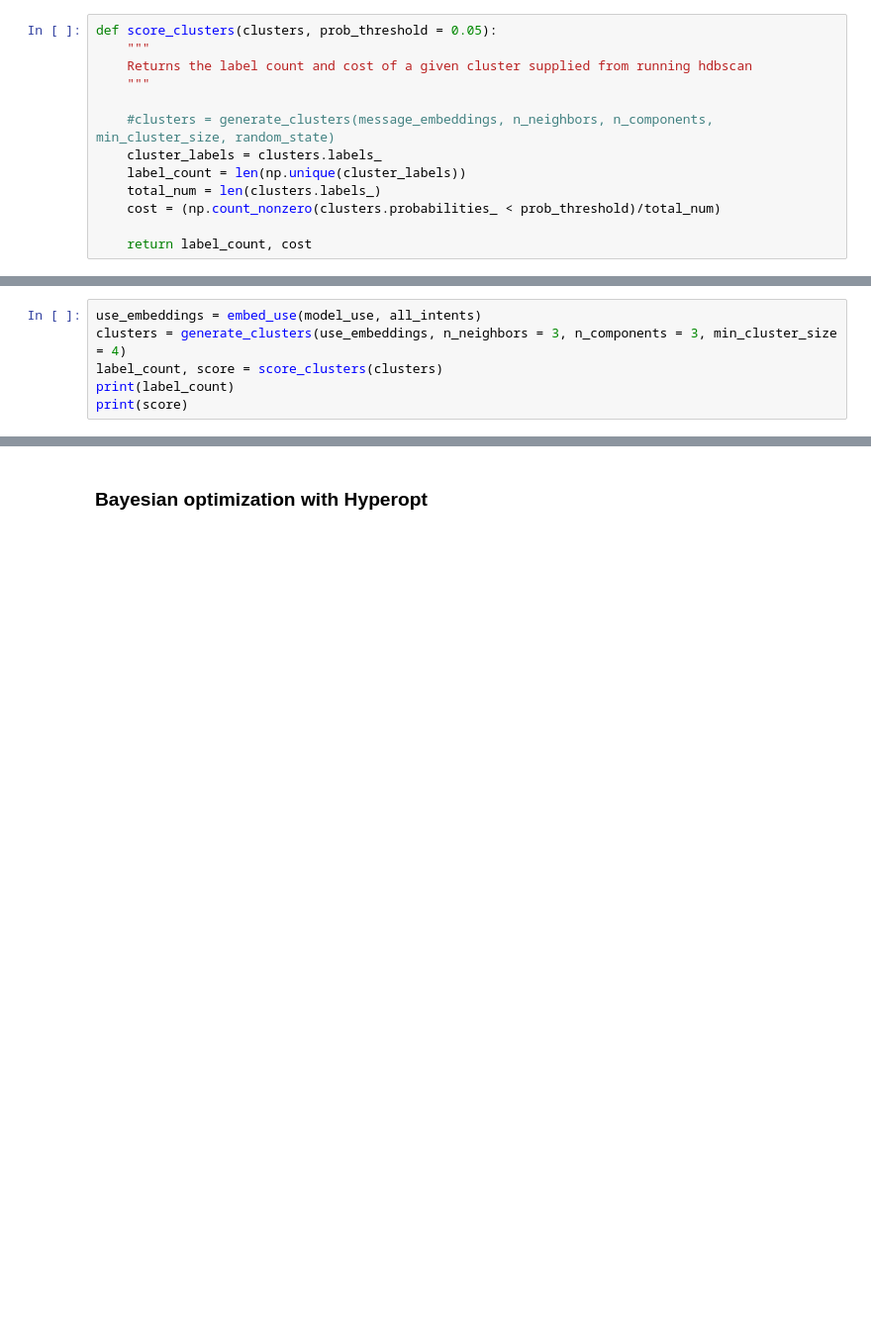
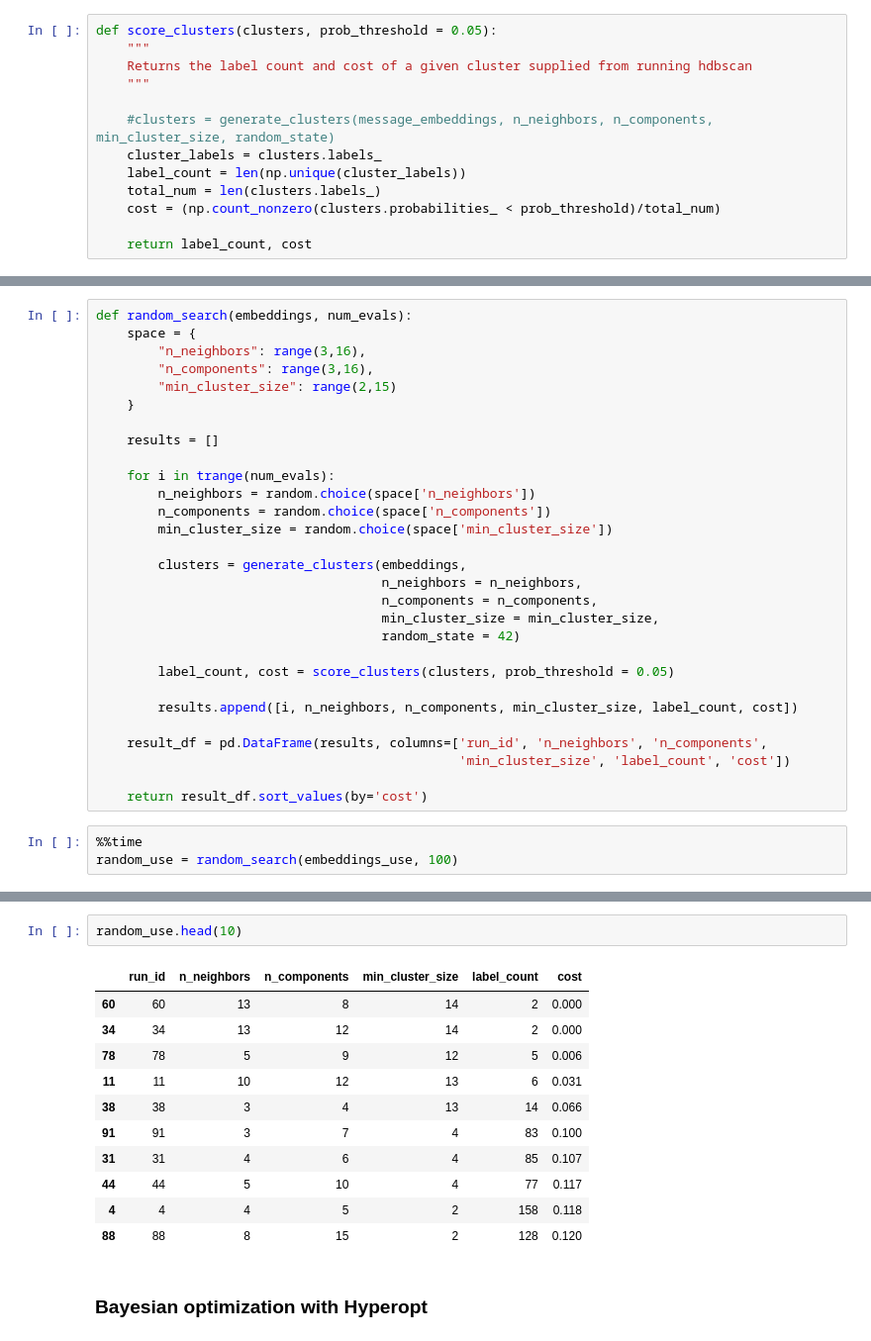
Before and after one commit to dborrelli/chat-intents, a Jupyter notebook: notebooks/05-use.ipynb, the cells around one changed output, grey strips where cells are left out. Shown at 99% size. Saved outputs shown, nothing was run; the diff lists cells and outputs as text; blank space fills up the shorter version.

```diff
--- a/notebooks/05-use.ipynb
+++ b/notebooks/05-use.ipynb
@@ -225,6 +118,0 @@ Avg number of clusters: 53.2 . Avg score: 142.4
-# %%
-use_embeddings = embed_use(model_use, all_intents)
-clusters = generate_clusters(use_embeddings, n_neighbors = 3, n_components = 3, min_cluster_size = 4)
-label_count, score = score_clusters(clusters)
-print(label_count)
-print(score)
@@ -258,0 +121,32 @@ print(score_st1)
+# %%
+def random_search(embeddings, num_evals):
+    space = {
+        "n_neighbors": range(3,16),
+        "n_components": range(3,16),
+        "min_cluster_size": range(2,15)
+    }
+
+    results = []
+
+    for i in trange(num_evals):
+        n_neighbors = random.choice(space['n_neighbors'])
+        n_components = random.choice(space['n_components'])
+        min_cluster_size = random.choice(space['min_cluster_size'])
+
+        clusters = generate_clusters(embeddings,
+                                     n_neighbors = n_neighbors,
+                                     n_components = n_components,
+                                     min_cluster_size = min_cluster_size,
+                                     random_state = 42)
+
+        label_count, cost = score_clusters(clusters, prob_threshold = 0.05)
+
+        results.append([i, n_neighbors, n_components, min_cluster_size, label_count, cost])
+
+    result_df = pd.DataFrame(results, columns=['run_id', 'n_neighbors', 'n_components',
+                                               'min_cluster_size', 'label_count', 'cost'])
+
+    return result_df.sort_values(by='cost')
+# %%
+%%time
+random_use = random_search(embeddings_use, 100)
@@ -259,3 +156,17 @@ print(score_st1)
+# %%
+random_use.head(10)
+# %% [output]
+|  | run_id | n_neighbors | n_components | min_cluster_size | label_count | cost |
+| 60 | 60 | 13 | 8 | 14 | 2 | 0.000 |
+| 34 | 34 | 13 | 12 | 14 | 2 | 0.000 |
+| 78 | 78 | 5 | 9 | 12 | 5 | 0.006 |
+| 11 | 11 | 10 | 12 | 13 | 6 | 0.031 |
+| 38 | 38 | 3 | 4 | 13 | 14 | 0.066 |
+| 91 | 91 | 3 | 7 | 4 | 83 | 0.100 |
+| 31 | 31 | 4 | 6 | 4 | 85 | 0.107 |
+| 44 | 44 | 5 | 10 | 4 | 77 | 0.117 |
+| 4 | 4 | 4 | 5 | 2 | 158 | 0.118 |
+| 88 | 88 | 8 | 15 | 2 | 128 | 0.120 |
 # %% [markdown]
 ### Bayesian optimization with Hyperopt
 # %%
```
Also changed, not shown: parts of 20 cells of this notebook.
